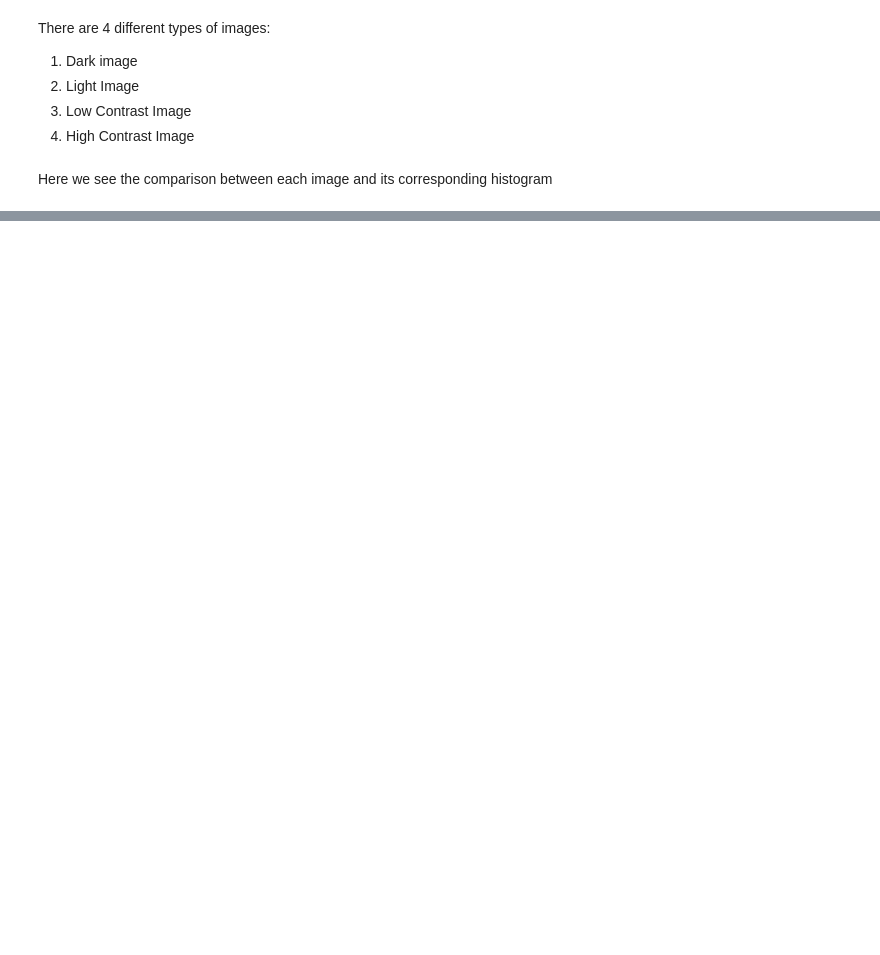
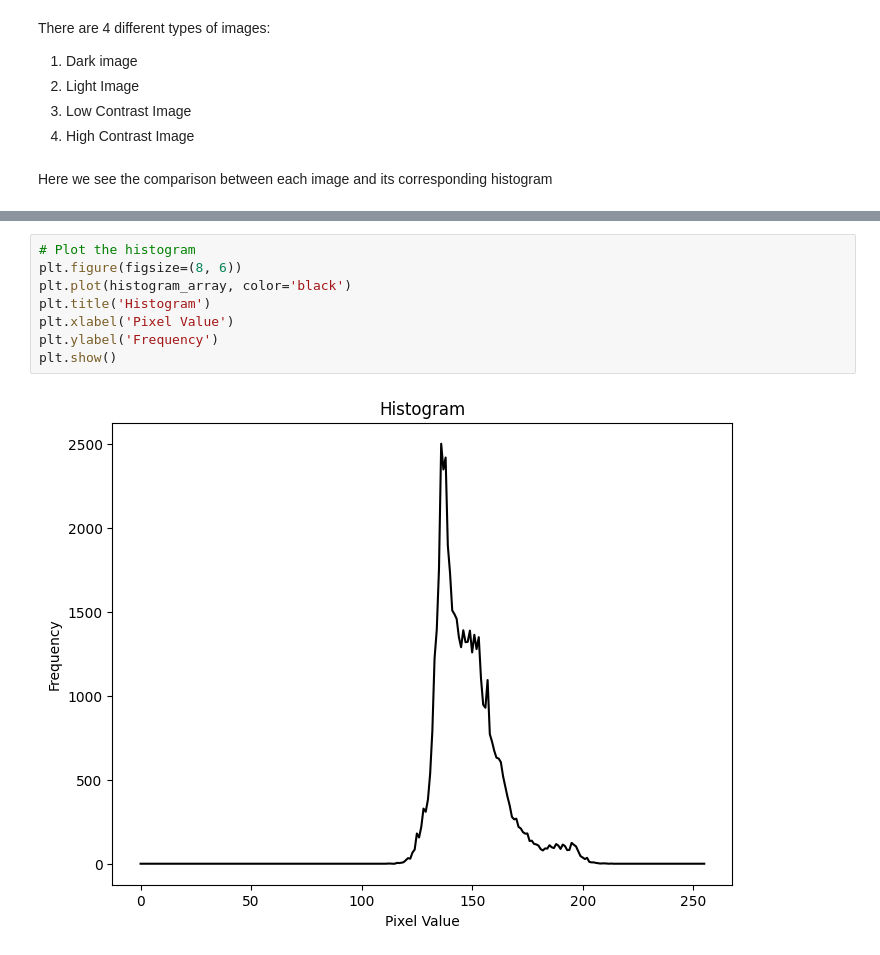
Before and after one commit to Sumo01/ImageDetection-Methodologies, a Jupyter notebook: HistogramEquilization.ipynb, the cells around one changed output, grey strips where cells are left out. Saved outputs shown, nothing was run; the diff lists cells and outputs as text; blank space fills up the shorter version.

```diff
--- a/HistogramEquilization.ipynb
+++ b/HistogramEquilization.ipynb
@@ -131,0 +156,10 @@ histogram_array = np.bincount(img_array.flatten(), minlength=256)
+# %%
+# Plot the histogram
+plt.figure(figsize=(8, 6))
+plt.plot(histogram_array, color='black')
+plt.title('Histogram')
+plt.xlabel('Pixel Value')
+plt.ylabel('Frequency')
+plt.show()
+# %% [output]
+[figure, added]
```
Also changed, not shown: parts of 31 cells of this notebook, 2 other files.
